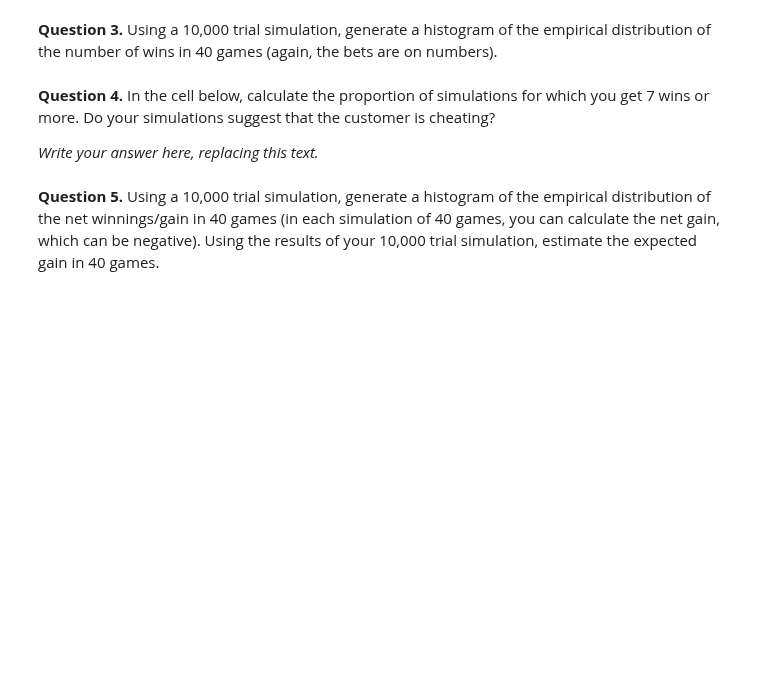
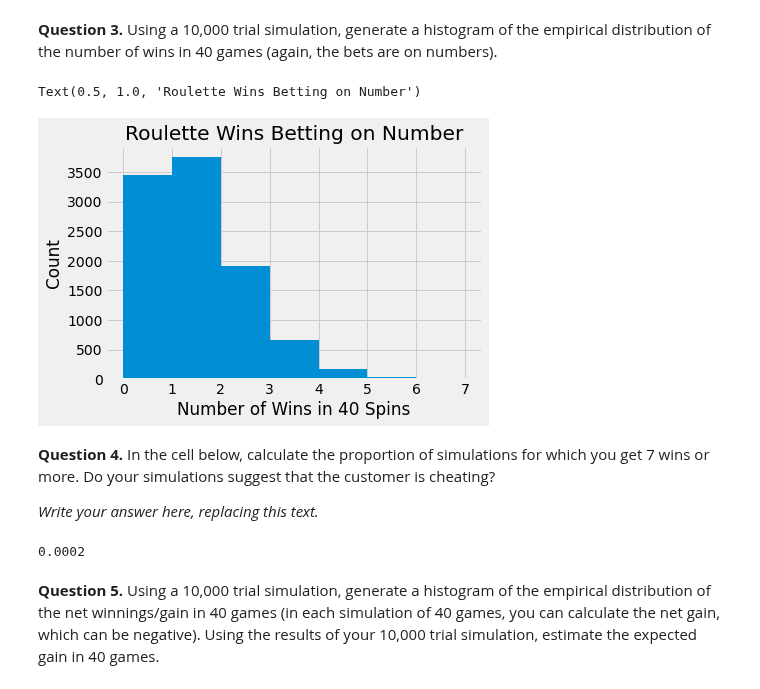
Before and after one commit to mattzhao-R/data-118, a Jupyter notebook: hw/homework05_Fall22.ipynb, the cells around one changed output. Saved outputs shown, nothing was run; the diff lists cells and outputs as text; code cells hidden in the pictures; blank space fills up the shorter version.

```diff
--- a/hw/homework05_Fall22.ipynb
+++ b/hw/homework05_Fall22.ipynb
@@ -35,8 +47,32 @@ A certain customer places 40 bets of $\$$10 each on the roulette wheel, betting
 You decide to test your hunch by repeatedly simulating the outcome of 40 games on a fair roulette wheel and comaring to your customer's performance.
 
 **Question 2.** Write a function called `simulate`.  It should take as argument the number of games/spins.  It should return the number of wins in those games simulated under the assumption that the result of each game is sampled from a fair roulette and the bet is on a number.
+# %%
+def simulate(n):
+    """
+    Simulates n spins of a fair roulette and returns the number of wins assuming bets on number
+
+    Input:
+        n (int): number of games
+    Output:
+        number of wins (int)
+    """
+
+    outcomes = np.random.choice(np.array([1,0]),n,p=[(1/38),(37/38)])
+    return outcomes.sum()
 # %% [markdown]
 **Question 3.**  Using a 10,000 trial simulation, generate a histogram of the empirical distribution of the number of wins in 40 games (again, the bets are on numbers).
+# %%
+wins = np.array([])
+for _ in np.arange(10000):
+    wins = np.append(wins,simulate(40))
+plt.hist(wins,bins=np.arange(0,8))
+plt.xlabel('Number of Wins in 40 Spins')
+plt.ylabel('Count')
+plt.title('Roulette Wins Betting on Number')
+# %% [output]
+Text(0.5, 1.0, 'Roulette Wins Betting on Number')
+[figure, added]
 # %% [markdown]
 **Question 4.** In the cell below, calculate the proportion of simulations for which you get 7 wins or more. Do your simulations suggest that the customer is cheating?
 
@@ -46,2 +80,7 @@ You decide to test your hunch by repeatedly simulating the outcome of 40 games o
+# %%
+(wins>=7).sum() / len(wins)
+# yes, our simulations suggest that it is highly unlikely that the customer could get 7 or more wins in 40 spins
+# %% [output]
+0.0002
 # %% [markdown]
 **Question 5.**  Using a 10,000 trial simulation, generate a histogram of the empirical distribution of the net winnings/gain in 40 games (in each simulation of 40 games, you can calculate the net gain, which can be negative). Using the results of your 10,000 trial simulation, estimate the expected gain in 40 games.
```
Also changed, not shown: parts of 29 cells of this notebook, 3 other files.
